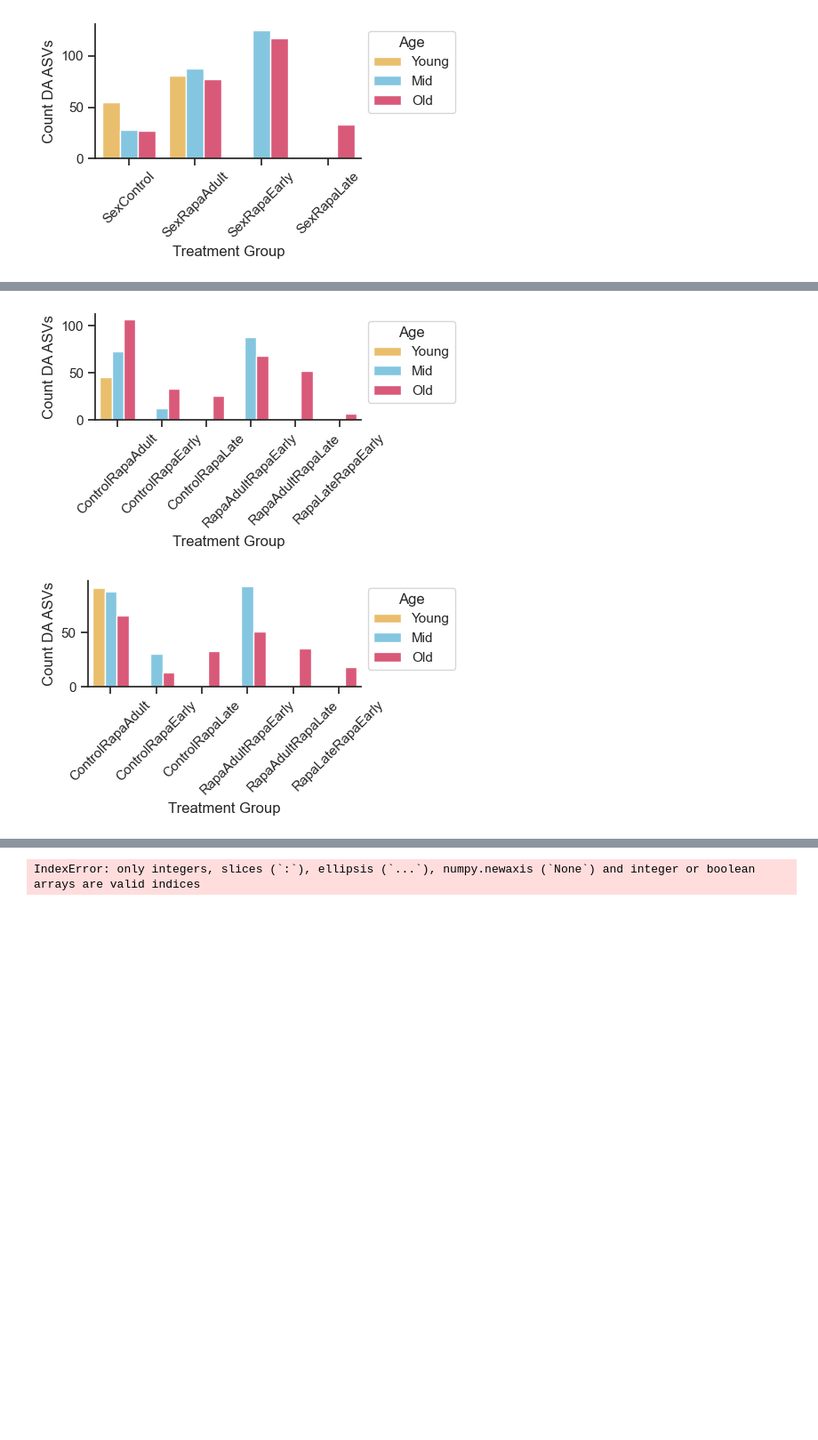
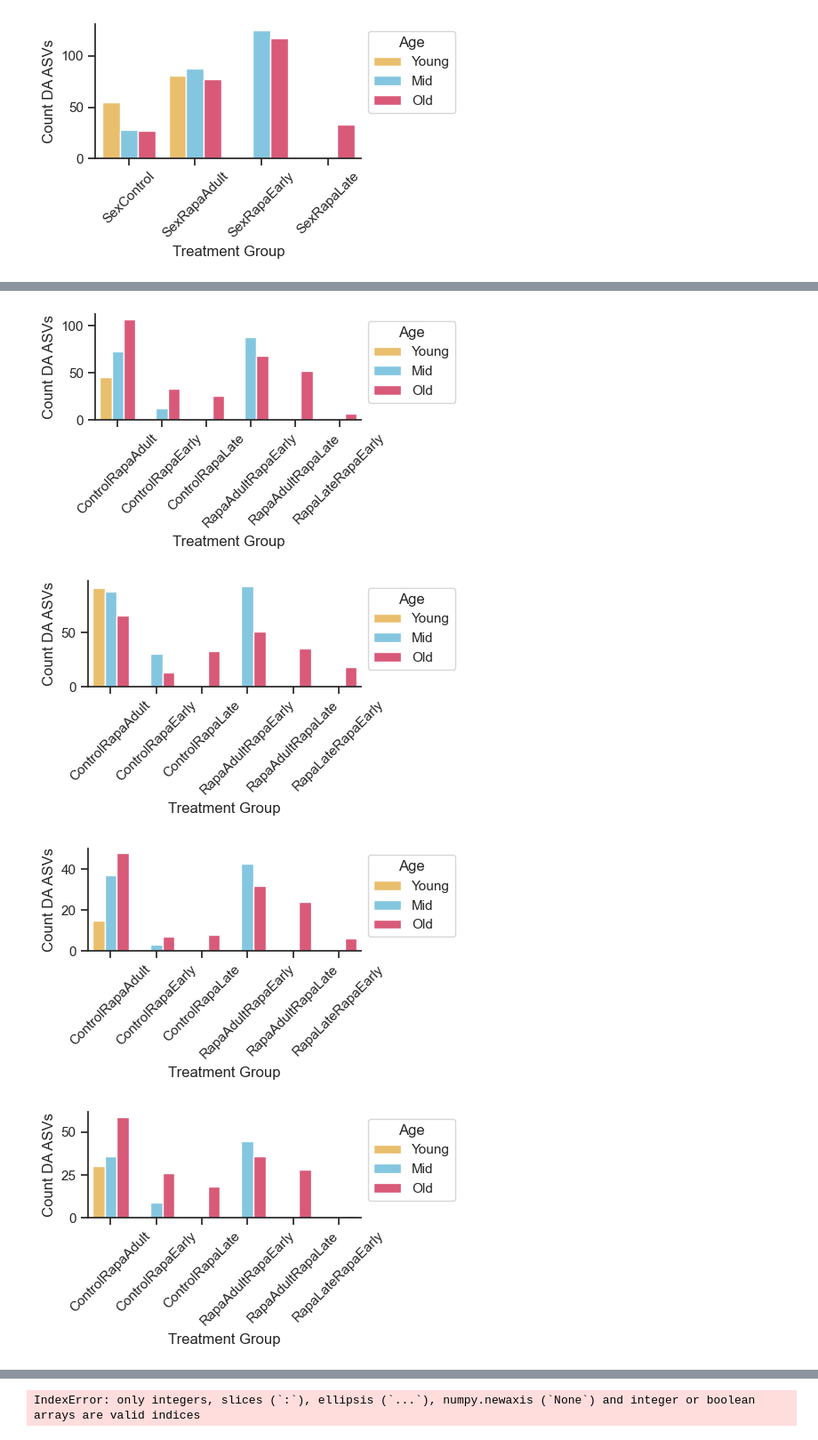
Before and after one commit to carolinamonzo/SG_MemoryRapamycin, a Jupyter notebook: new_rapamycin/scripts/ContRapaAdult_sex_DA.ipynb, the cells around one changed output, grey strips where cells are left out. Shown at 89% size. Drawn from its saved outputs; the diff is of its cells as text; code cells hidden in the pictures; blank space fills up the shorter version.

```diff
--- a/new_rapamycin/scripts/ContRapaAdult_sex_DA.ipynb
+++ b/new_rapamycin/scripts/ContRapaAdult_sex_DA.ipynb
@@ -90,6 +90,11 @@ comb_df = mer[mer["Sex"] == "ALL"]
 comb_df.drop(columns = ["Sex"], inplace = True)
 sexcomp_df = mer[mer["Sex"] == "20240404.csv"]
 sexcomp_df.drop(columns = ["Sex"], inplace = True)
+
+male_up = male_df[male_df["log2FoldChange"] > 0]
+male_down = male_df[male_df["log2FoldChange"] < 0]
+female_up = female_df[female_df["log2FoldChange"] > 0]
+female_down = female_df[female_df["log2FoldChange"] < 0]
 # %% [output]
 A value is trying to be set on a copy of a slice from a DataFrame
 
@@ -252,27 +275,34 @@ plt.savefig(f"{path}/sexcompbyage_barplot_difabund_{new_day}.pdf", bbox_inches='
 # %%
 def barplots_numdif2(df, paletteage, nam):
     custom_params = {"axes.spines.right": False, "axes.spines.top": False}
     sns.set_theme(style="ticks", rc=custom_params)
 
     fig, ax = plt.subplots(figsize = (5, 3))
     # Create the bar plot
     sns.countplot(df, x="Comparison", hue="Age",
                  hue_order = ["Young", "Mid", "Old"], order = ["ControlRapaAdult", "ControlRapaEarly", "ControlRapaLate",
                     "RapaAdultRapaEarly", "RapaAdultRapaLate", "RapaLateRapaEarly"], palette = paletteage)
 
     plt.xlabel("Treatment Group")
     plt.ylabel("Count DA ASVs")
     plt.xticks(rotation=45)  # rotate x-axis labels for better readability
     sns.move_legend(ax, "upper left", bbox_to_anchor=(1, 1))
 
     matplotlib.rcParams['pdf.fonttype'] = 42
     plt.tight_layout()
     plt.savefig(f"{path}/{nam}_barplot_difabund_{new_day}.pdf", bbox_inches='tight')
 
 barplots_numdif2(male_df, paletteage, "malecomp")
 barplots_numdif2(female_df, paletteage, "femalecomp")
 barplots_numdif2(comb_df, paletteage, "combinedcomp")
+
+barplots_numdif2(female_up, paletteage, "female_up")
+barplots_numdif2(female_down, paletteage, "female_down")
+barplots_numdif2(male_up, paletteage, "male_up")
+barplots_numdif2(male_down, paletteage, "male_down")
 # %% [output]
 [figure]
 [figure]
 [figure]
+[figure, added]
+[figure, added]
```
Also changed, not shown: parts of 5 cells of this notebook, 2 other files.
